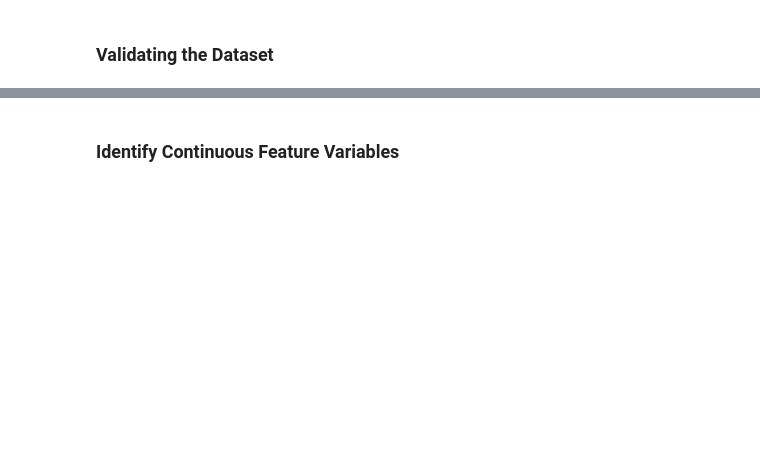
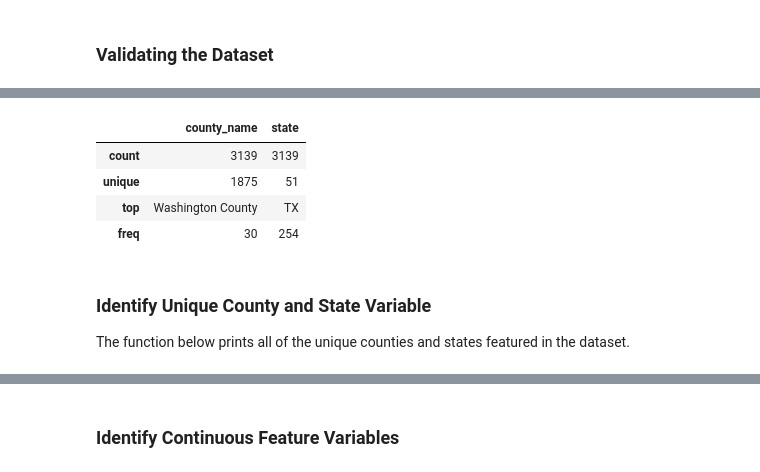
Before and after one commit to memote024/CS7324fall23, a Jupyter notebook: Lab3/Lab3_ExtendedLogisticalRegression.ipynb, the cells around one changed output, grey strips where cells are left out. Drawn from its saved outputs; the diff is of its cells as text; code cells hidden in the pictures; blank space fills up the shorter version.

```diff
--- a/Lab3/Lab3_ExtendedLogisticalRegression.ipynb
+++ b/Lab3/Lab3_ExtendedLogisticalRegression.ipynb
@@ -240,5 +355,15 @@ visualize_missing_data("Missing Data Visualized (After Imputation)")
 # %%
-df.describe(exclude=[np.number])
+cases.describe(exclude=[np.number])
+# %% [output]
+|  | county_name | state |
+| count | 3139 | 3139 |
+| unique | 1875 | 51 |
+| top | Washington County | TX |
+| freq | 30 | 254 |
+# %% [markdown]
+### Identify Unique County and State Variable
+
+The function below prints all of the unique counties and states featured in the dataset.
 # %%
 def unique_feature_categories():
     print("%s\n" % format(" Unique Categories ".center(50, "*")))
```
Also changed, not shown: parts of 32 cells of this notebook.
